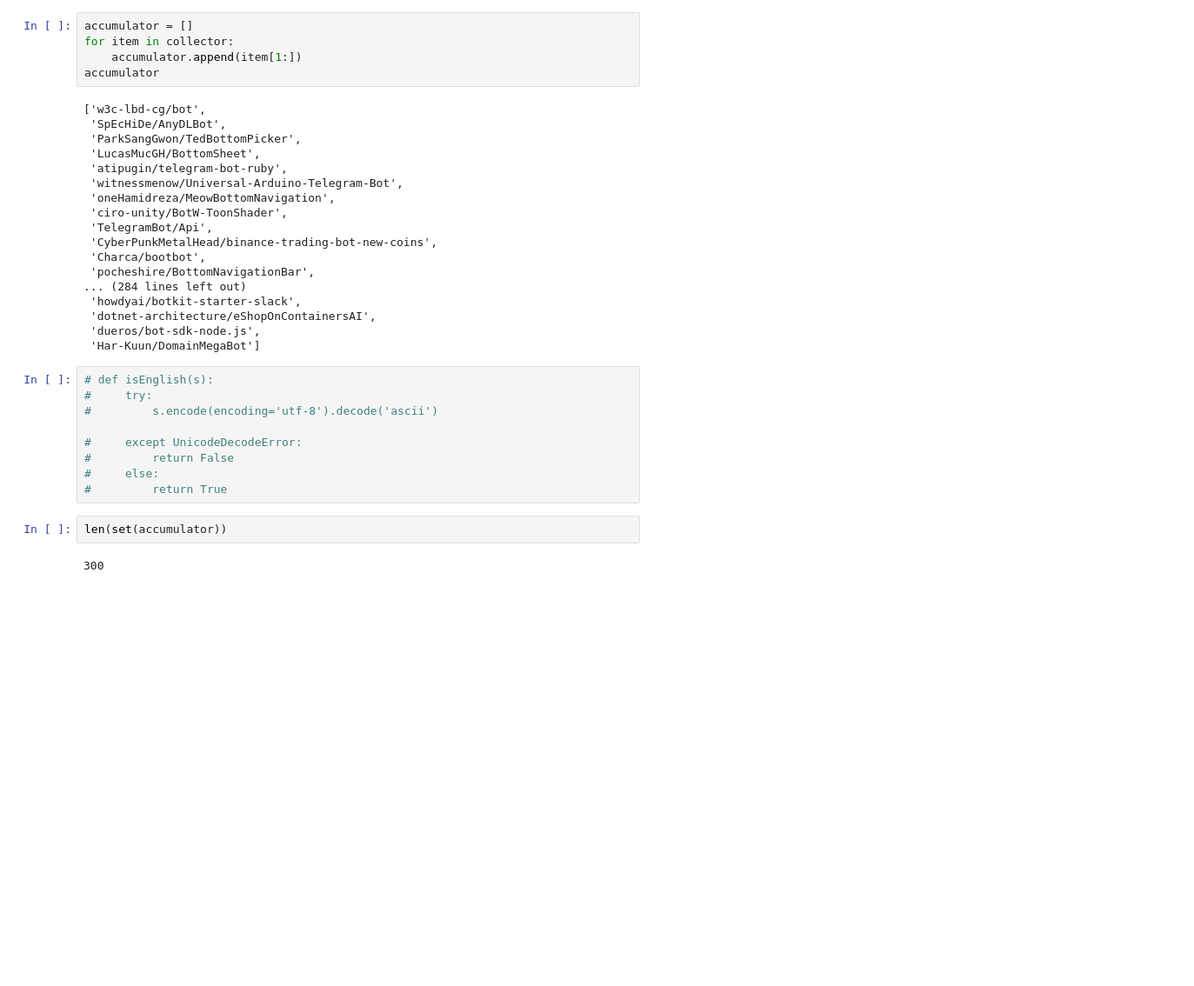
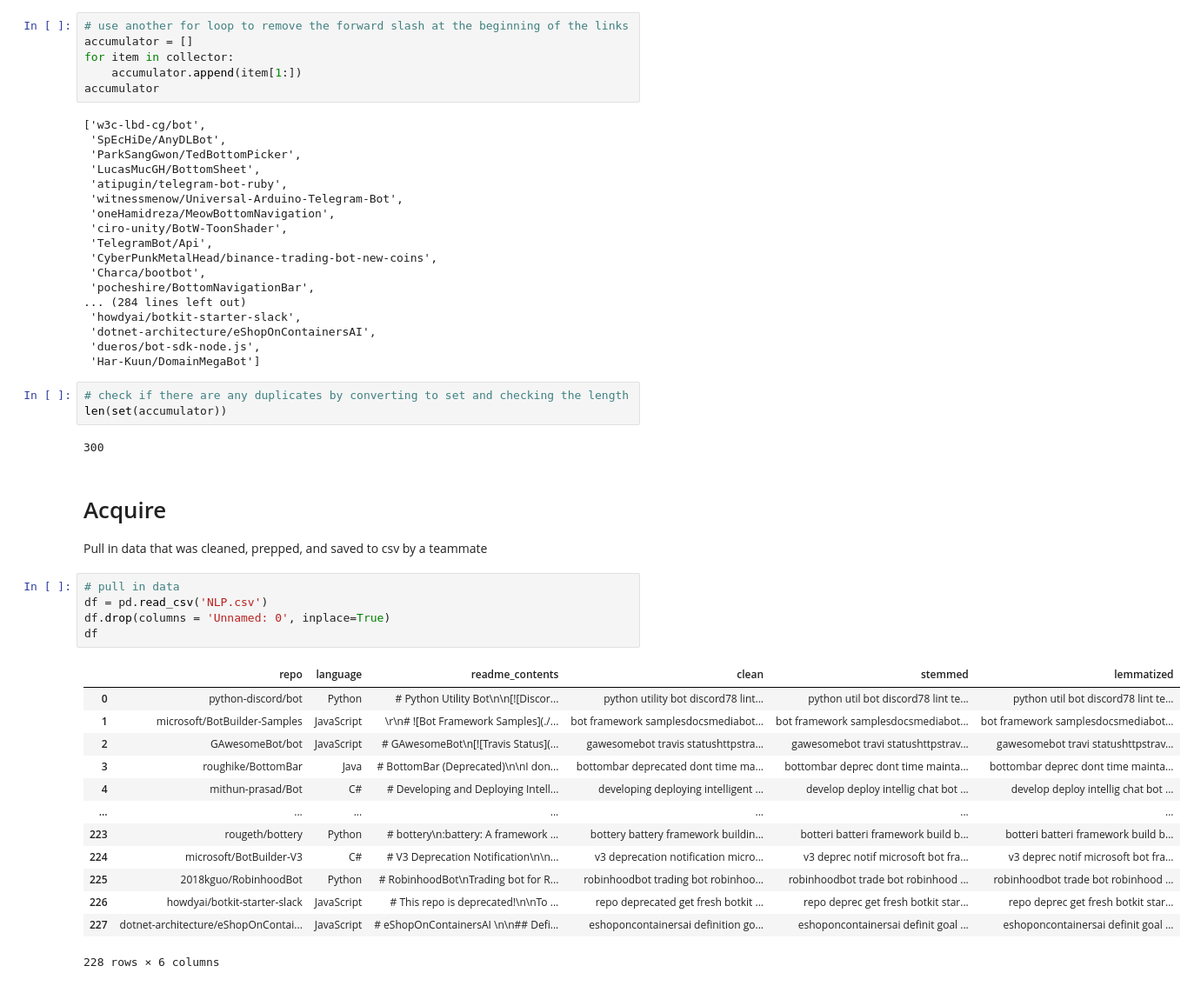
Before and after one commit to NLP-Project-Hopper2/NLP-Project-Hopper2, a Jupyter notebook: lori_notebook.ipynb, the cells around one changed output. Shown at 87% size. Cells and saved outputs as stored; diff of their text form; blank space fills up the shorter version.

```diff
--- a/lori_notebook.ipynb
+++ b/lori_notebook.ipynb
@@ -110,4 +97,5 @@ len(collector)
 # %%
+# use another for loop to remove the forward slash at the beginning of the links
 accumulator = []
 for item in collector:
     accumulator.append(item[1:])
@@ -130,16 +118,31 @@ accumulator
  'dotnet-architecture/eShopOnContainersAI',
  'dueros/bot-sdk-node.js',
  'Har-Kuun/DomainMegaBot']
-# %%
-# def isEnglish(s):
-#     try:
-#         s.encode(encoding='utf-8').decode('ascii')
-
-#     except UnicodeDecodeError:
-#         return False
-#     else:
-#         return True
-# %%
-len(set(accumulator))
-# %% [output]
-300
+# %%
+# check if there are any duplicates by converting to set and checking the length
+len(set(accumulator))
+# %% [output]
+300
+# %% [markdown]
+# Acquire
+
+Pull in data that was cleaned, prepped, and saved to csv by a teammate
+# %%
+# pull in data
+df = pd.read_csv('NLP.csv')
+df.drop(columns = 'Unnamed: 0', inplace=True)
+df
+# %% [output]
+|  | repo | language | readme_contents | clean | stemmed | lemmatized |
+| 0 | python-discord/bot | Python | # Python Utility Bot\n\n[![Discor... | python utility bot discord78 lint... | python util bot discord78 lint te... | python util bot discord78 lint te... |
+| 1 | microsoft/BotBuilder-Samples | JavaScript | \r\n# ![Bot Framework Samples](./... | bot framework samplesdocsmediabot... | bot framework samplesdocsmediabot... | bot framework samplesdocsmediabot... |
+| 2 | GAwesomeBot/bot | JavaScript | # GAwesomeBot\n[![Travis Status](... | gawesomebot travis statushttpstra... | gawesomebot travi statushttpstrav... | gawesomebot travi statushttpstrav... |
+| 3 | roughike/BottomBar | Java | # BottomBar (Deprecated)\n\nI don... | bottombar deprecated dont time ma... | bottombar deprec dont time mainta... | bottombar deprec dont time mainta... |
+| 4 | mithun-prasad/Bot | C# | # Developing and Deploying Intell... | developing deploying intelligent ... | develop deploy intellig chat bot ... | develop deploy intellig chat bot ... |
+| ... | ... | ... | ... | ... | ... | ... |
+| 223 | rougeth/bottery | Python | # bottery\n:battery: A framework ... | bottery battery framework buildin... | botteri batteri framework build b... | botteri batteri framework build b... |
+| 224 | microsoft/BotBuilder-V3 | C# | # V3 Deprecation Notification\n\n... | v3 deprecation notification micro... | v3 deprec notif microsoft bot fra... | v3 deprec notif microsoft bot fra... |
+| 225 | 2018kguo/RobinhoodBot | Python | # RobinhoodBot\nTrading bot for R... | robinhoodbot trading bot robinhoo... | robinhoodbot trade bot robinhood ... | robinhoodbot trade bot robinhood ... |
+| 226 | howdyai/botkit-starter-slack | JavaScript | # This repo is deprecated!\n\nTo ... | repo deprecated get fresh botkit ... | repo deprec get fresh botkit star... | repo deprec get fresh botkit star... |
+| 227 | dotnet-architecture/eShopOnContai... | JavaScript | # eShopOnContainersAI \n\n## Defi... | eshoponcontainersai definition go... | eshoponcontainersai definit goal ... | eshoponcontainersai definit goal ... |
+228 rows × 6 columns
```
Also changed, not shown: parts of 15 cells of this notebook.
